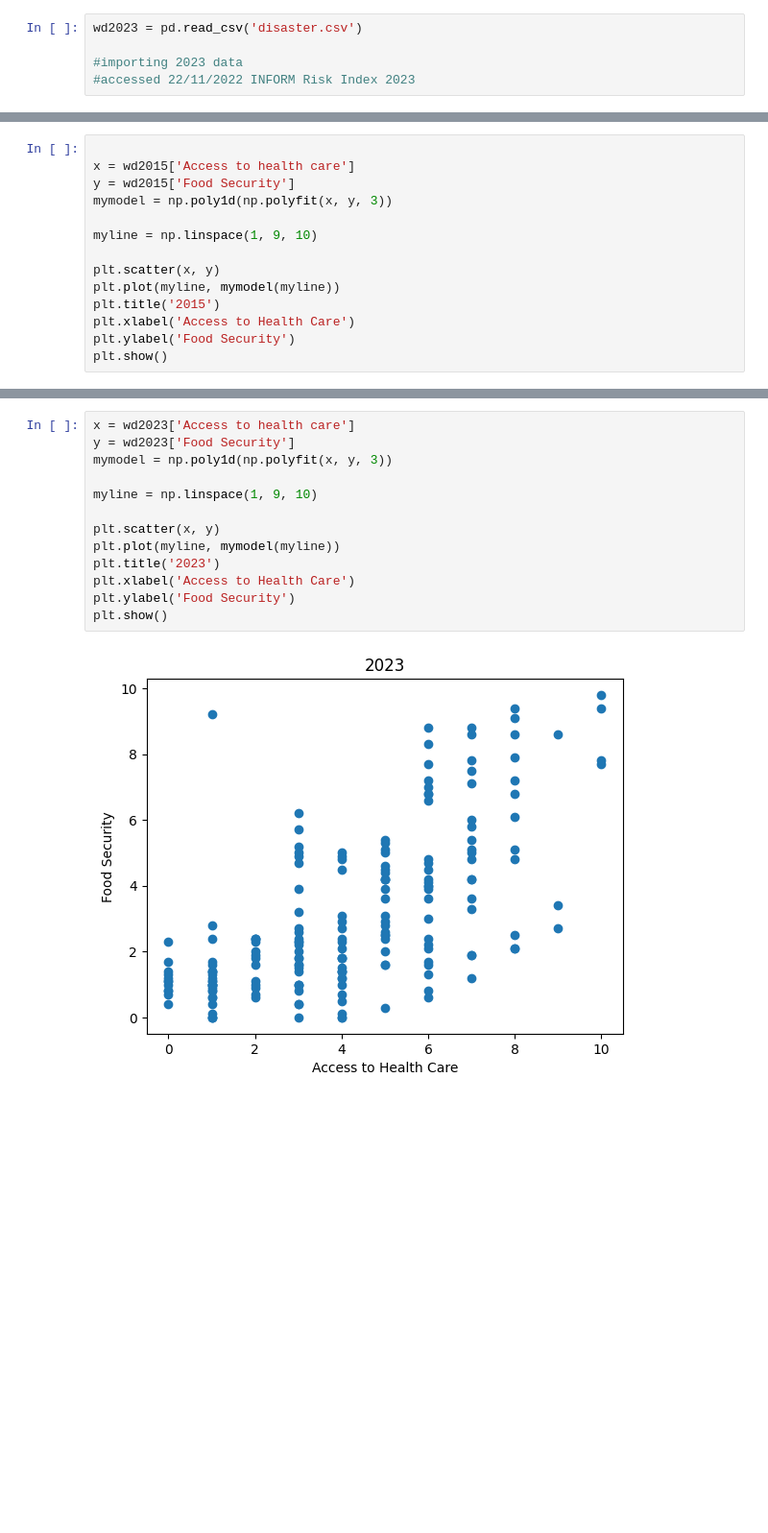
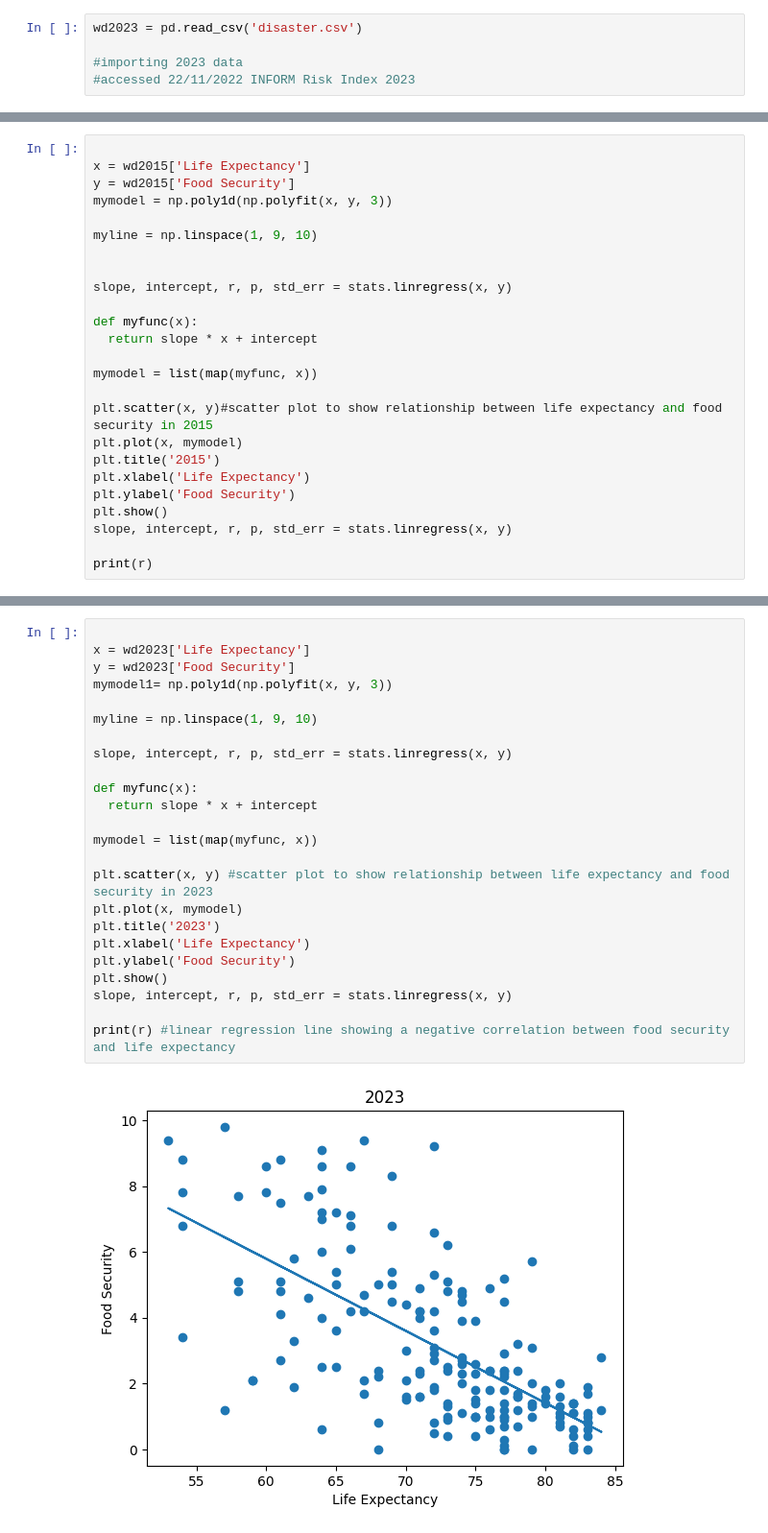
Before and after one commit to olliemason03/datanew, a Jupyter notebook: Untitled-1.ipynb, the cells around one changed output, grey strips where cells are left out. Shown at 96% size. Saved outputs shown, nothing was run; the diff lists cells and outputs as text; blank space fills up the shorter version.

```diff
--- a/Untitled-1.ipynb
+++ b/Untitled-1.ipynb
@@ -63,16 +91,27 @@ fig.write_html("wd2023.html")
 fig.show()
 # %%
 
-x = wd2015['Access to health care']
+x = wd2015['Life Expectancy']
 y = wd2015['Food Security']
 mymodel = np.poly1d(np.polyfit(x, y, 3))
 
 myline = np.linspace(1, 9, 10)
 
-plt.scatter(x, y)
-plt.plot(myline, mymodel(myline))
+
+slope, intercept, r, p, std_err = stats.linregress(x, y)
+
+def myfunc(x):
+  return slope * x + intercept
+
+mymodel = list(map(myfunc, x))
+
+plt.scatter(x, y)#scatter plot to show relationship between life expectancy and food security in 2015
+plt.plot(x, mymodel)
 plt.title('2015')
-plt.xlabel('Access to Health Care')
+plt.xlabel('Life Expectancy')
 plt.ylabel('Food Security')
 plt.show()
+slope, intercept, r, p, std_err = stats.linregress(x, y)
+
+print(r)
 # %% [output]
@@ -80,15 +120,26 @@ plt.show()
 # %%
-x = wd2023['Access to health care']
+
+x = wd2023['Life Expectancy']
 y = wd2023['Food Security']
-mymodel = np.poly1d(np.polyfit(x, y, 3))
+mymodel1= np.poly1d(np.polyfit(x, y, 3))
 
 myline = np.linspace(1, 9, 10)
 
-plt.scatter(x, y)
-plt.plot(myline, mymodel(myline))
+slope, intercept, r, p, std_err = stats.linregress(x, y)
+
+def myfunc(x):
+  return slope * x + intercept
+
+mymodel = list(map(myfunc, x))
+
+plt.scatter(x, y) #scatter plot to show relationship between life expectancy and food security in 2023
+plt.plot(x, mymodel)
 plt.title('2023')
-plt.xlabel('Access to Health Care')
+plt.xlabel('Life Expectancy')
 plt.ylabel('Food Security')
 plt.show()
+slope, intercept, r, p, std_err = stats.linregress(x, y)
+
+print(r) #linear regression line showing a negative correlation between food security and life expectancy
 # %% [output]
-[figure, old version]
+[figure, new version]
```
Also changed, not shown: parts of 13 cells of this notebook, 10 other files.
